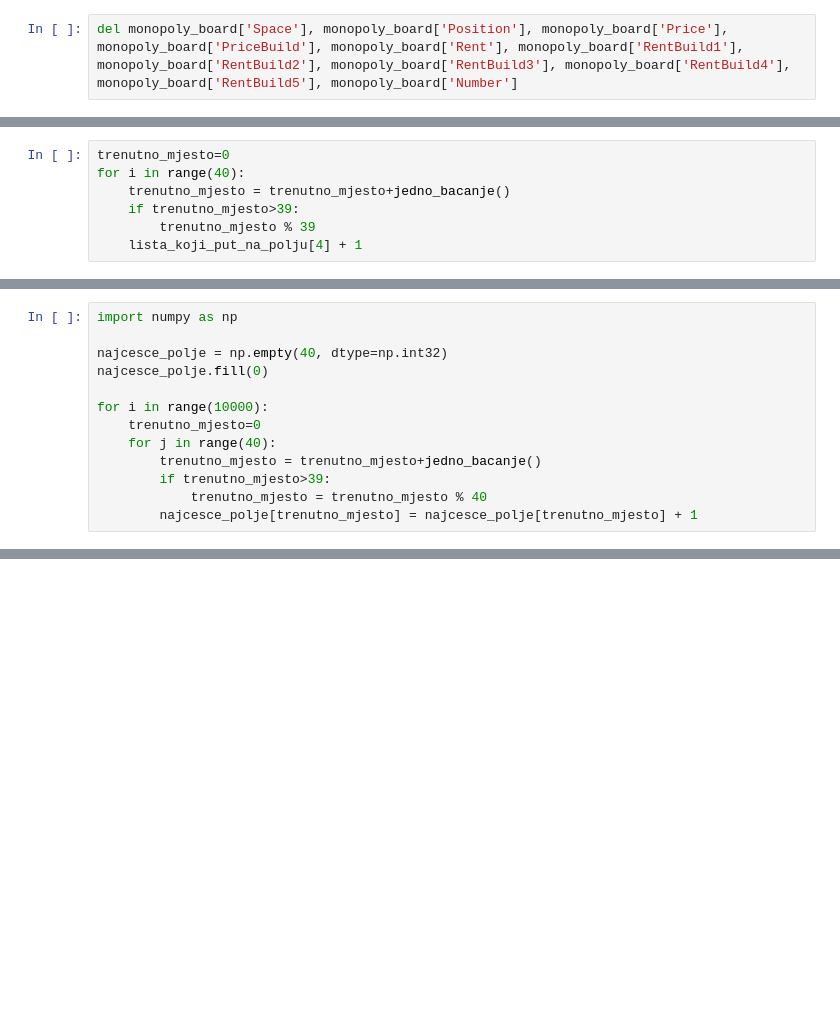
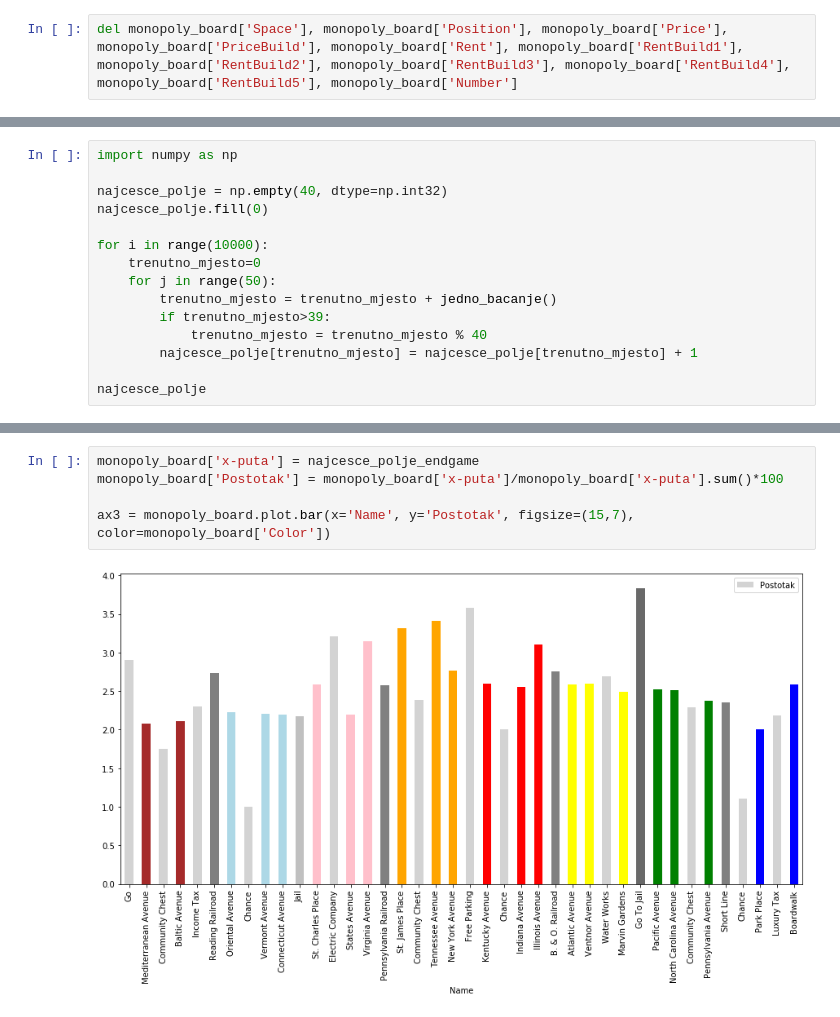
Before and after one commit to BinetCauchy/monopoly, a Jupyter notebook: Monopoly.ipynb, the cells around one changed output, grey strips where cells are left out. Cells and saved outputs as stored; diff of their text form; blank space fills up the shorter version.

```diff
--- a/Monopoly.ipynb
+++ b/Monopoly.ipynb
@@ -69,8 +79 @@ for i in range(40):
-# %%
-trenutno_mjesto=0
-for i in range(40):
-    trenutno_mjesto = trenutno_mjesto+jedno_bacanje()
-    if trenutno_mjesto>39:
-        trenutno_mjesto % 39
-    lista_koji_put_na_polju[4] + 1
 # %% [markdown]
@@ -83,8 +86,10 @@ najcesce_polje.fill(0)
 
 for i in range(10000):
     trenutno_mjesto=0
-    for j in range(40):
-        trenutno_mjesto = trenutno_mjesto+jedno_bacanje()
+    for j in range(50):
+        trenutno_mjesto = trenutno_mjesto + jedno_bacanje()
         if trenutno_mjesto>39:
             trenutno_mjesto = trenutno_mjesto % 40
         najcesce_polje[trenutno_mjesto] = najcesce_polje[trenutno_mjesto] + 1
+
+najcesce_polje
@@ -215,0 +323,7 @@ Na polju 30 (Jail) nismo nikad na kraju kruga, ali ovako piše da razlikujemo Ja
+# %%
+monopoly_board['x-puta'] = najcesce_polje_endgame
+monopoly_board['Postotak'] = monopoly_board['x-puta']/monopoly_board['x-puta'].sum()*100
+
+ax3 = monopoly_board.plot.bar(x='Name', y='Postotak', figsize=(15,7), color=monopoly_board['Color'])
+# %% [output]
+[figure, added]
```
Also changed, not shown: parts of 25 cells of this notebook, 1 other file.
